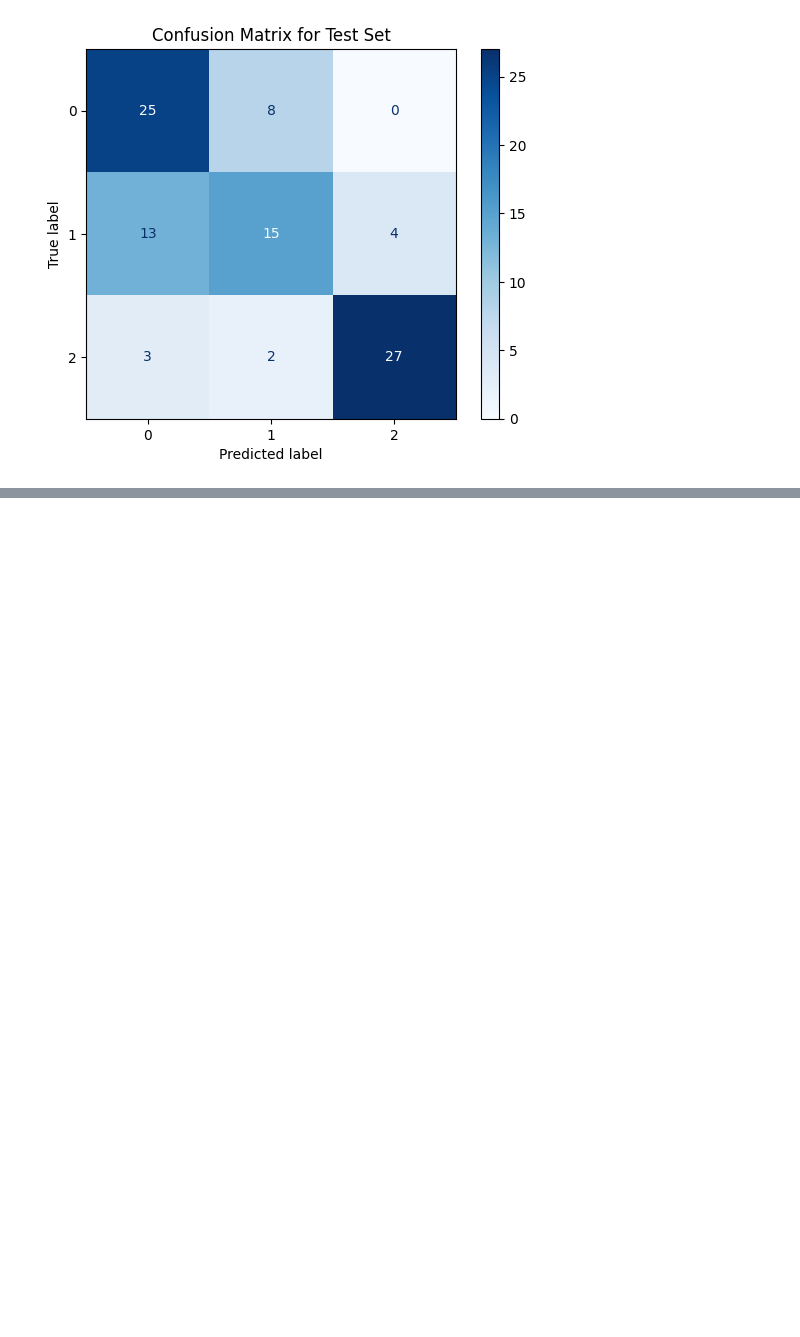
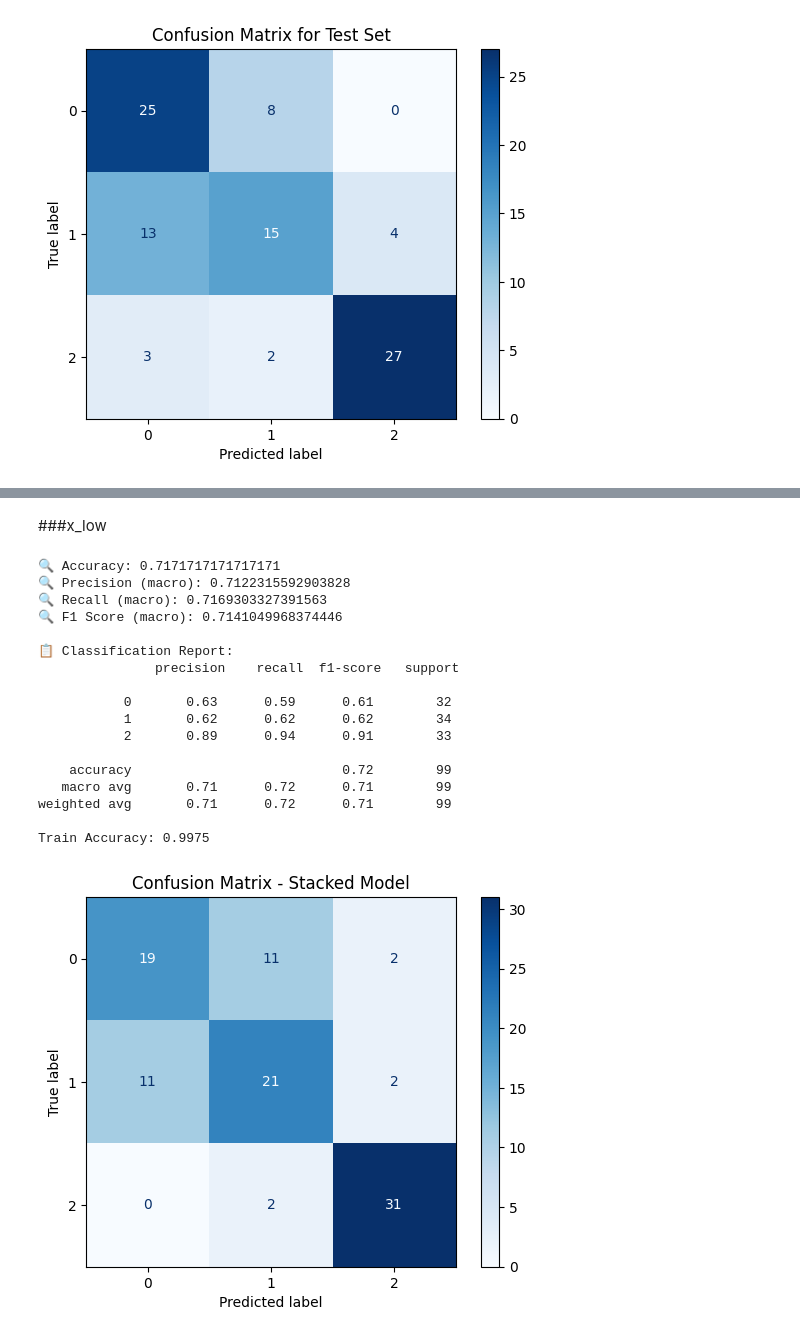
Before and after one commit to StuckInAnEndlessFebruary/stacked-learner, a Jupyter notebook: StackedLearner.ipynb, the cells around one changed output, grey strips where cells are left out. Saved outputs shown, nothing was run; the diff lists cells and outputs as text; code cells hidden in the pictures; blank space fills up the shorter version.

```diff
--- a/StackedLearner.ipynb
+++ b/StackedLearner.ipynb
@@ -924,0 +1461,27 @@ weighted avg       0.58      0.59      0.57        99
+# %% [markdown]
+###x_low
+# %%
+X_low, y_low = extract_features(train_loader, features_low)
+X_test, y_test = extract_features(test_loader, features_low)
+from sklearn.decomposition import PCA
+X = PCA(n_components=40).fit_transform(X_low)
+stack(X,X_test ,  y_low , y_test)
+# %% [output]
+🔍 Accuracy: 0.7171717171717171
+🔍 Precision (macro): 0.7122315592903828
+🔍 Recall (macro): 0.7169303327391563
+🔍 F1 Score (macro): 0.7141049968374446
+
+📋 Classification Report:
+               precision    recall  f1-score   support
+
+           0       0.63      0.59      0.61        32
+           1       0.62      0.62      0.62        34
+           2       0.89      0.94      0.91        33
+
+    accuracy                           0.72        99
+   macro avg       0.71      0.72      0.71        99
+weighted avg       0.71      0.72      0.71        99
+
+Train Accuracy: 0.9975
+[figure, added]
```
Also changed, not shown: parts of 26 cells of this notebook.
